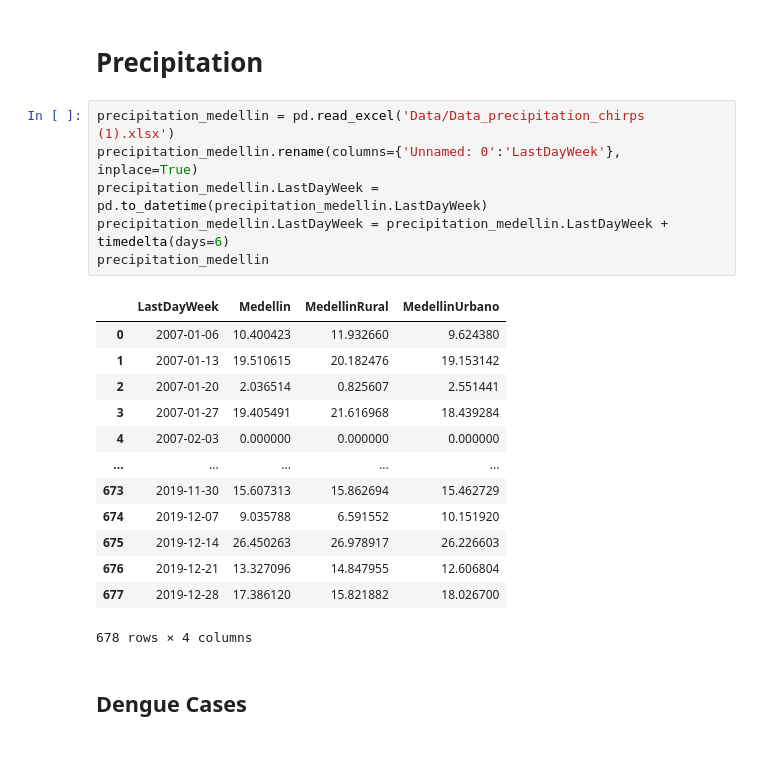
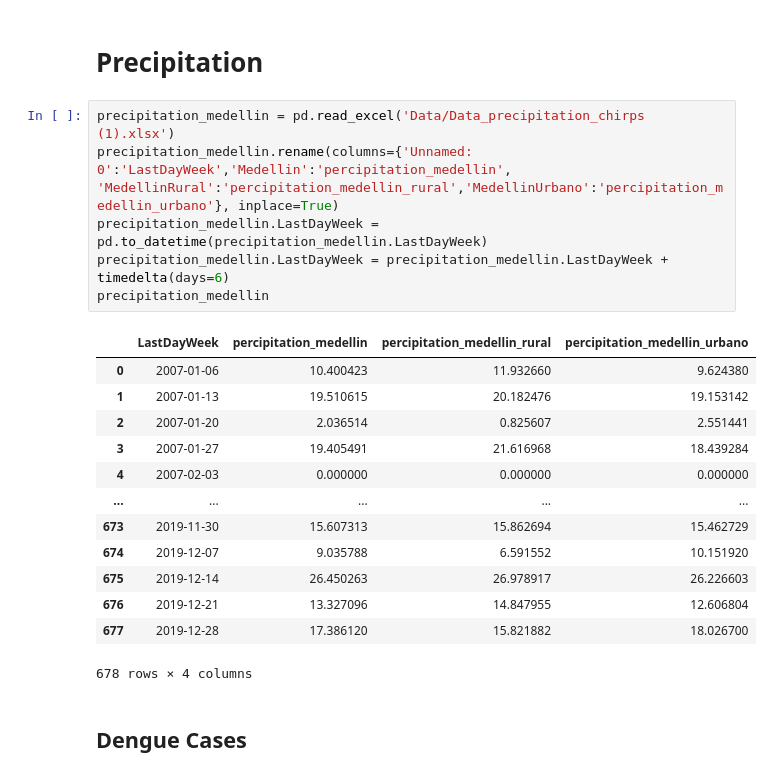
Before and after one commit to MITCriticalData-Colombia/Dengue-MetaData, a Jupyter notebook: Pre_Process_Data_Medellin_2019.ipynb, the cells around one changed output. Saved outputs shown, nothing was run; the diff lists cells and outputs as text.

```diff
--- a/Pre_Process_Data_Medellin_2019.ipynb
+++ b/Pre_Process_Data_Medellin_2019.ipynb
@@ -61,12 +61,12 @@ temperature_medellin
 # Precipitation
 # %%
 precipitation_medellin = pd.read_excel('Data/Data_precipitation_chirps (1).xlsx')
-precipitation_medellin.rename(columns={'Unnamed: 0':'LastDayWeek'}, inplace=True)
+precipitation_medellin.rename(columns={'Unnamed: 0':'LastDayWeek','Medellin':'percipitation_medellin', 'MedellinRural':'percipitation_medellin_rural','MedellinUrbano':'percipitation_medellin_urbano'}, inplace=True)
 precipitation_medellin.LastDayWeek = pd.to_datetime(precipitation_medellin.LastDayWeek)
 precipitation_medellin.LastDayWeek = precipitation_medellin.LastDayWeek + timedelta(days=6)
 precipitation_medellin
 # %% [output]
-|  | LastDayWeek | Medellin | MedellinRural | MedellinUrbano |
+|  | LastDayWeek | percipitation_medellin | percipitation_medellin_rural | percipitation_medellin_urbano |
 | 0 | 2007-01-06 | 10.400423 | 11.932660 | 9.624380 |
 | 1 | 2007-01-13 | 19.510615 | 20.182476 | 19.153142 |
 | 2 | 2007-01-20 | 2.036514 | 0.825607 | 2.551441 |
```
Also changed, not shown: parts of 1 cell of this notebook, 2 other files.
